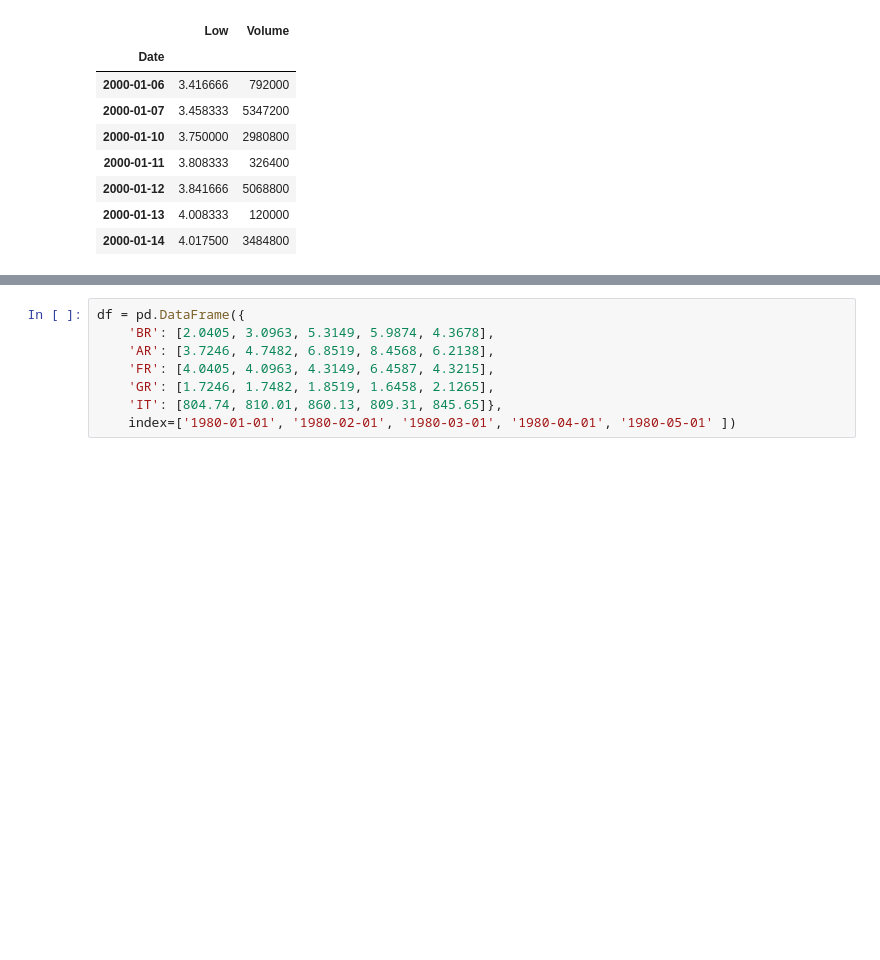
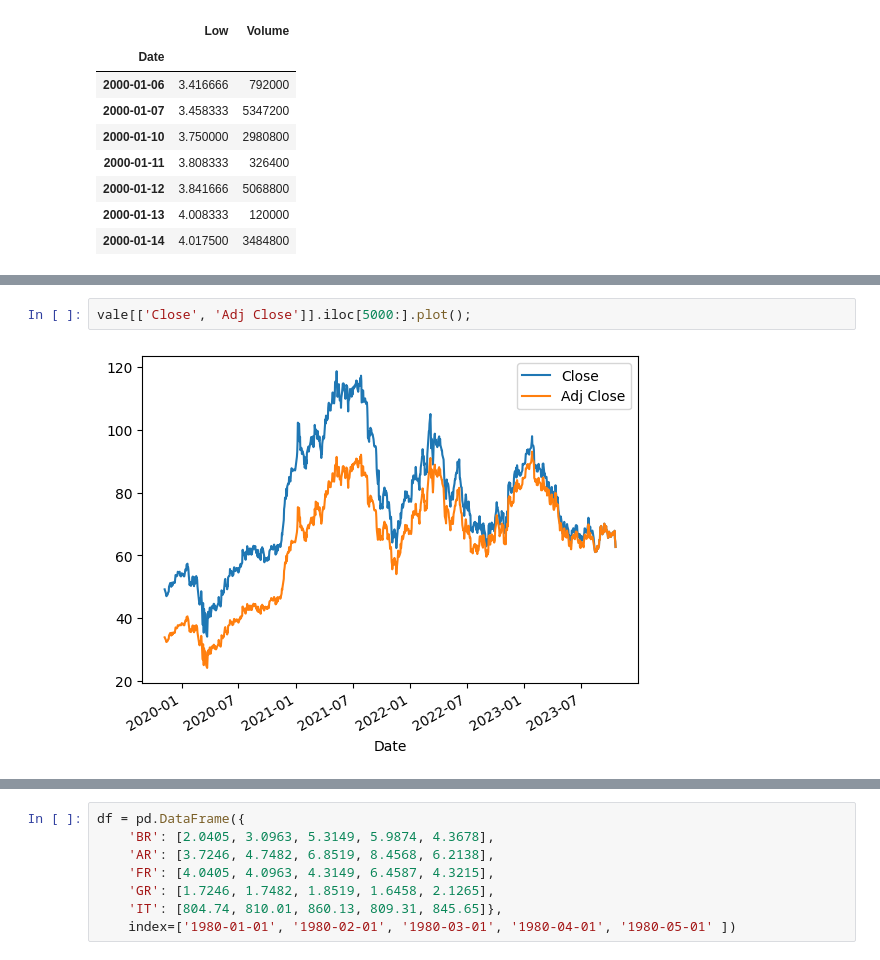
Before and after one commit to furlancad/Estudo-PMF, a Jupyter notebook: Analise_Vale3_Yahoo_Finance.ipynb, the cells around one changed output, grey strips where cells are left out. Drawn from its saved outputs; the diff is of its cells as text; blank space fills up the shorter version.

```diff
--- a/Analise_Vale3_Yahoo_Finance.ipynb
+++ b/Analise_Vale3_Yahoo_Finance.ipynb
@@ -674,0 +671,4 @@ vale.iloc[:,:5].head(5).rolling(2,axis=1).mean()
+# %%
+vale[['Close', 'Adj Close']].iloc[5000:].plot();
+# %% [output]
+[figure, added]
```
Also changed, not shown: parts of 89 cells of this notebook.
